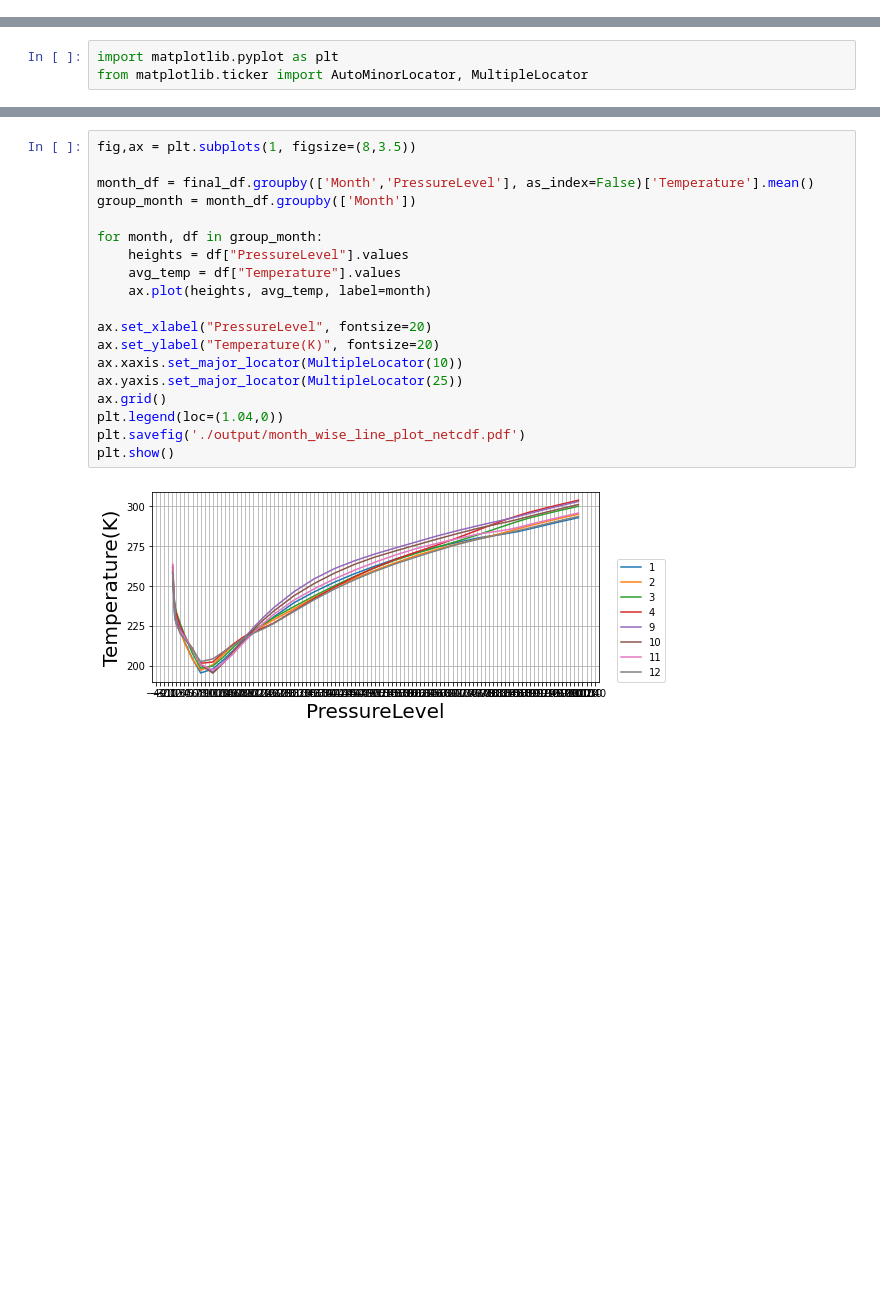
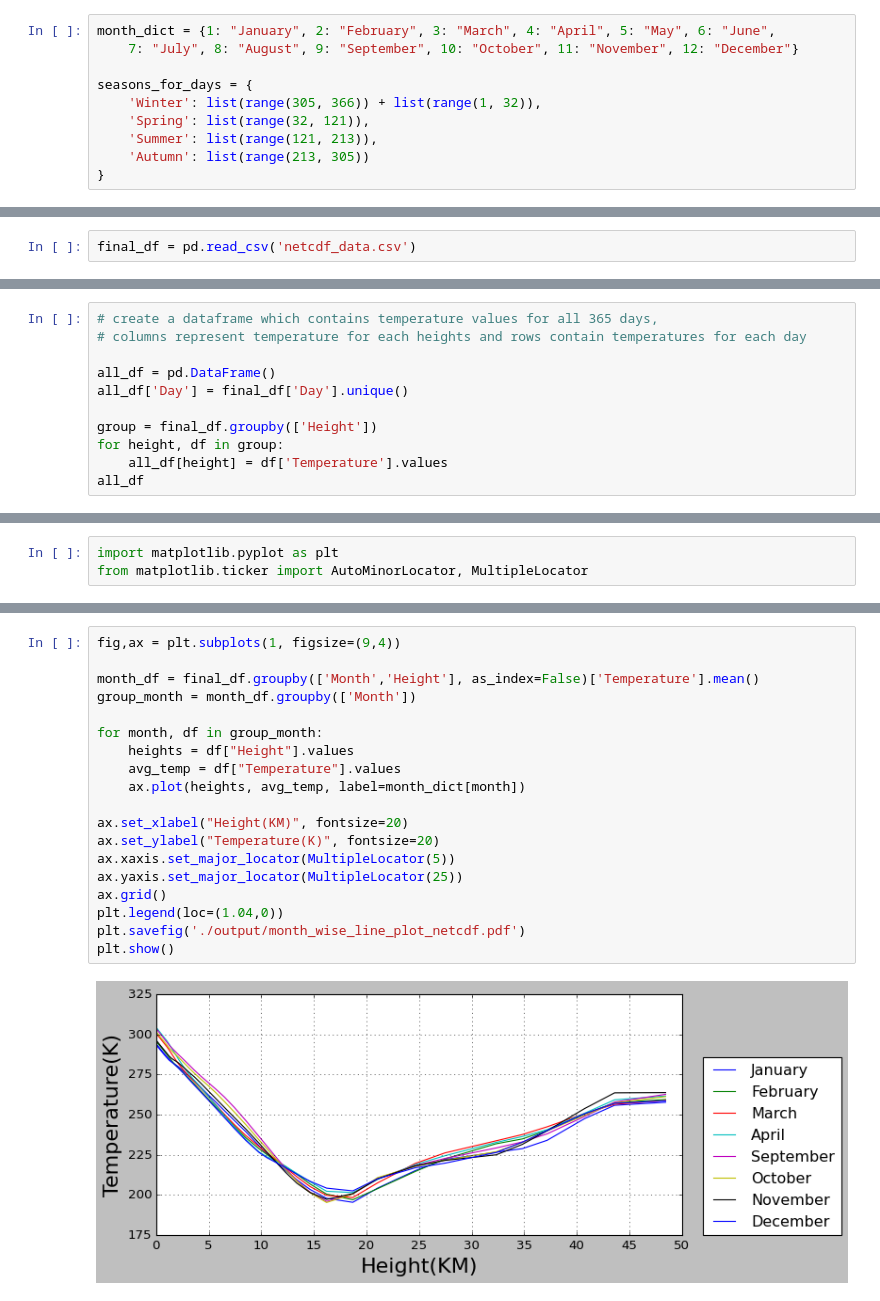
Before and after one commit to alinadevkota/DataViz, a Jupyter notebook: notebooks/Visualize netcdf data.ipynb, the cells around one changed output, grey strips where cells are left out. Cells and saved outputs as stored; diff of their text form; blank space fills up the shorter version.

Commit message:
vertical profile for new data

```diff
--- a/notebooks/Visualize netcdf data.ipynb
+++ b/notebooks/Visualize netcdf data.ipynb
@@ -6,0 +10,10 @@ from scipy import log
+# %%
+month_dict = {1: "January", 2: "February", 3: "March", 4: "April", 5: "May", 6: "June",
+    7: "July", 8: "August", 9: "September", 10: "October", 11: "November", 12: "December"}
+
+seasons_for_days = {
+    'Winter': list(range(305, 366)) + list(range(1, 32)),
+    'Spring': list(range(32, 121)),
+    'Summer': list(range(121, 213)),
+    'Autumn': list(range(213, 305))
+}
@@ -62,3 +90,5 @@ final_df['Height'] = final_df.apply(lambda x: convert_pressure_to_altitude(x['Pr
+# %%
+final_df = pd.read_csv('netcdf_data.csv')
 # %%
 final_df
 # %% [output]
@@ -77,0 +108,11 @@ final_df
+# %%
+# create a dataframe which contains temperature values for all 365 days,
+# columns represent temperature for each heights and rows contain temperatures for each day
+
+all_df = pd.DataFrame()
+all_df['Day'] = final_df['Day'].unique()
+
+group = final_df.groupby(['Height'])
+for height, df in group:
+    all_df[height] = df['Temperature'].values
+all_df
@@ -81,21 +138,21 @@ from matplotlib.ticker import AutoMinorLocator, MultipleLocator
 # %%
-fig,ax = plt.subplots(1, figsize=(8,3.5))
+fig,ax = plt.subplots(1, figsize=(9,4))
 
-month_df = final_df.groupby(['Month','PressureLevel'], as_index=False)['Temperature'].mean()
+month_df = final_df.groupby(['Month','Height'], as_index=False)['Temperature'].mean()
 group_month = month_df.groupby(['Month'])
 
 for month, df in group_month:
-    heights = df["PressureLevel"].values
+    heights = df["Height"].values
     avg_temp = df["Temperature"].values
-    ax.plot(heights, avg_temp, label=month)
+    ax.plot(heights, avg_temp, label=month_dict[month])
 
-ax.set_xlabel("PressureLevel", fontsize=20)
+ax.set_xlabel("Height(KM)", fontsize=20)
 ax.set_ylabel("Temperature(K)", fontsize=20)
-ax.xaxis.set_major_locator(MultipleLocator(10))
+ax.xaxis.set_major_locator(MultipleLocator(5))
 ax.yaxis.set_major_locator(MultipleLocator(25))
 ax.grid()
 plt.legend(loc=(1.04,0))
 plt.savefig('./output/month_wise_line_plot_netcdf.pdf')
 plt.show()
 # %% [output]
-[figure, old version]
+[figure, new version]
```
Also changed, not shown: parts of 31 cells of this notebook.
